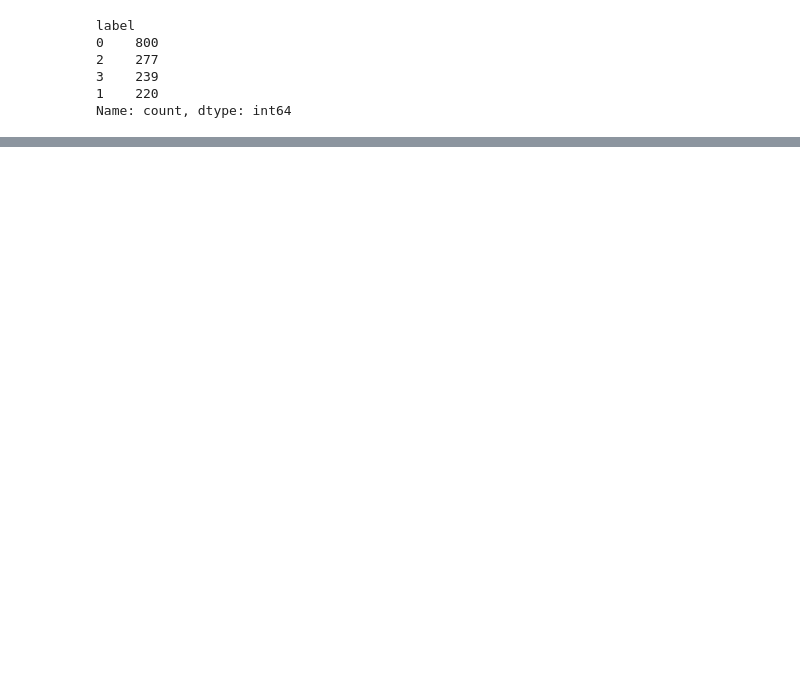
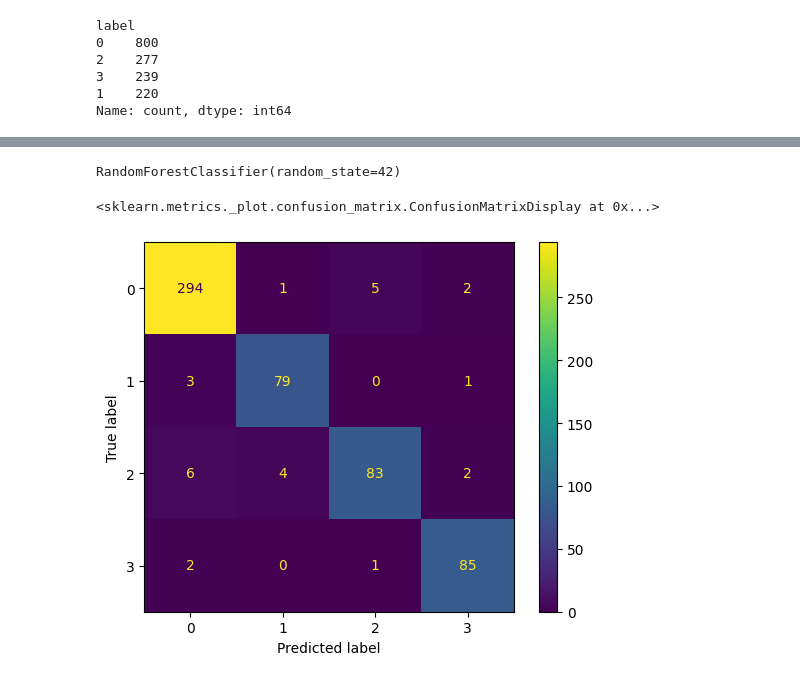
Before and after one commit to sudeepti25/Neurological_state-pridiction, a Jupyter notebook: P2.ipynb, the cells around one changed output, grey strips where cells are left out. Saved outputs shown, nothing was run; the diff lists cells and outputs as text; code cells hidden in the pictures; blank space fills up the shorter version.

```diff
--- a/P2.ipynb
+++ b/P2.ipynb
@@ -174,0 +180,5 @@ predicted_labels = model.transduction_[len(y_supervised):]
+# %%
+pseudo_df = X_all.iloc[high_conf_mask].copy()
+pseudo_df['label'] = predicted_labels[high_conf_mask]
+
+final_data = pd.concat([supervised_df, pseudo_df], ignore_index=True)
@@ -252,0 +300,15 @@ Name: count, dtype: int64
+# %%
+from sklearn.linear_model import LogisticRegression
+from sklearn.model_selection import train_test_split
+from sklearn.metrics import classification_report
+
+X = final_data[feature_cols]
+y = final_data['label']
+
+X_train, X_test, y_train, y_test = train_test_split(X, y, stratify=y, test_size=0.2, random_state=42)
+
+clf = LogisticRegression(max_iter=1000)
+clf.fit(X_train, y_train)
+y_pred = clf.predict(X_test)
+
+print(classification_report(y_test, y_pred))
@@ -252,0 +326,13 @@ Name: count, dtype: int64
+# %%
+from sklearn.ensemble import RandomForestClassifier
+rfc = RandomForestClassifier(n_estimators=100, random_state=42)
+rfc.fit(X_train, y_train)
+# %% [output]
+RandomForestClassifier(random_state=42)
+# %%
+from sklearn.metrics import confusion_matrix, ConfusionMatrixDisplay
+
+ConfusionMatrixDisplay.from_estimator(rfc, X_test, y_test)
+# %% [output]
+<sklearn.metrics._plot.confusion_matrix.ConfusionMatrixDisplay at 0x...>
+[figure, added]
```
Also changed, not shown: parts of 27 cells of this notebook, 34 other files.
